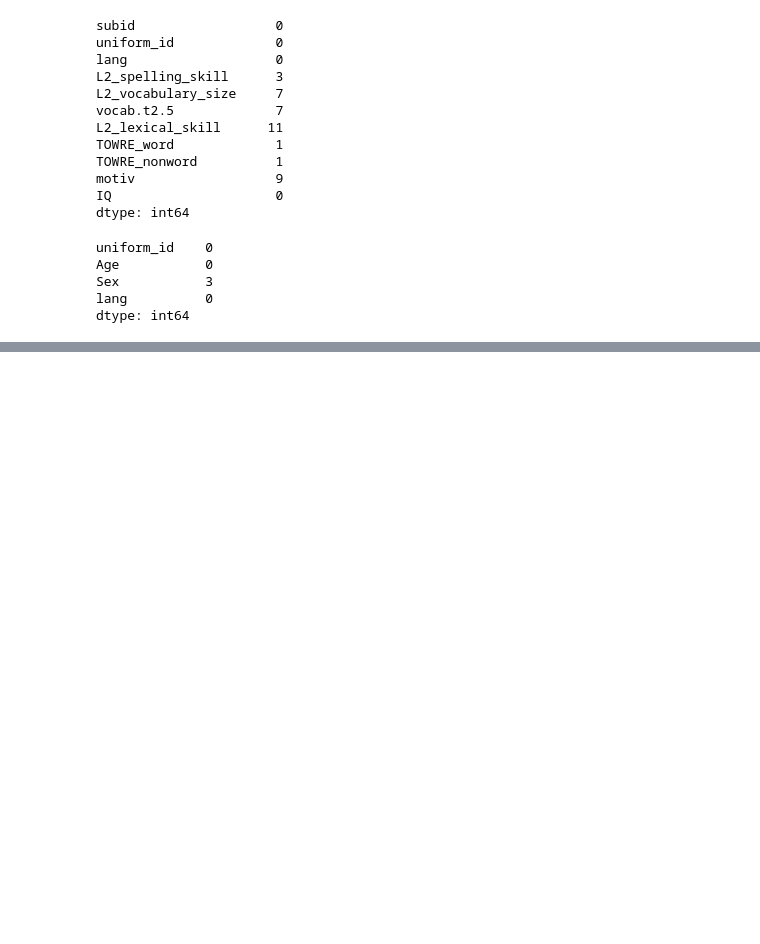
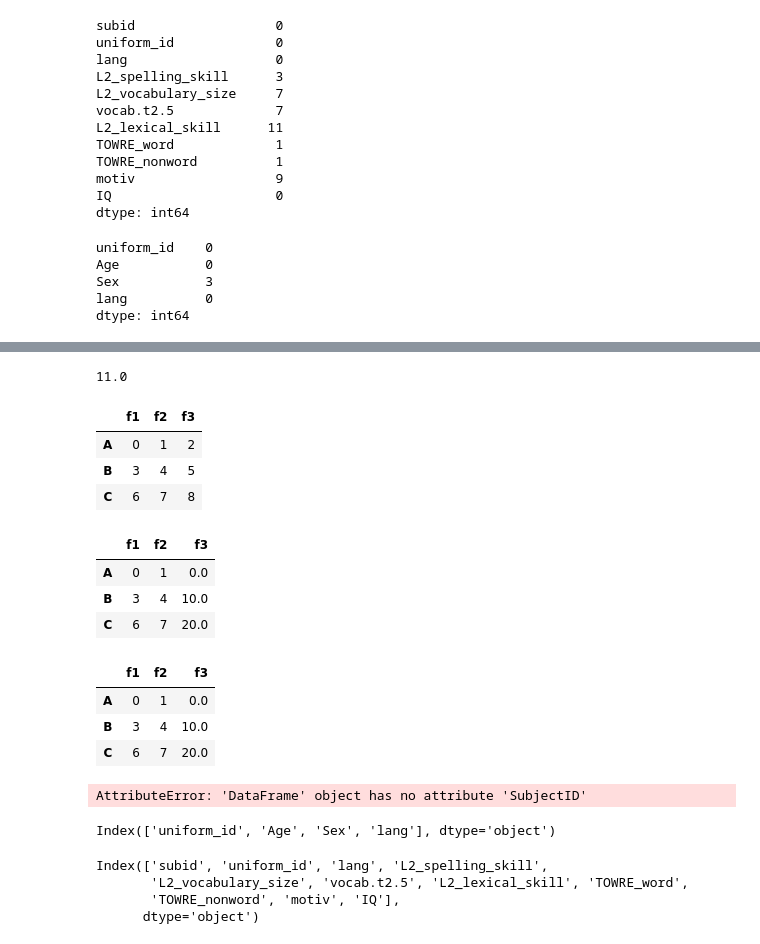
Before and after one commit to mvkairov/meco, a Jupyter notebook: Notebooks/a01_data_warmup.ipynb, the cells around one changed output, grey strips where cells are left out. Saved outputs shown, nothing was run; the diff lists cells and outputs as text; code cells hidden in the pictures; blank space fills up the shorter version.

```diff
--- a/Notebooks/a01_data_warmup.ipynb
+++ b/Notebooks/a01_data_warmup.ipynb
@@ -241,0 +309,19 @@ dtype: int64
+# %%
+
+
+convert_range(2.5, 0, 5, 2, 20, )
+# %% [output]
+11.0
+# %%
+
+df = pd.DataFrame(
+    np.arange(0, 9).reshape(-1, 3),
+    index=list("ABC"),
+    columns=["f1", "f2", "f3"]
+)
+df
+# %% [output]
+|  | f1 | f2 | f3 |
+| A | 0 | 1 | 2 |
+| B | 3 | 4 | 5 |
+| C | 6 | 7 | 8 |
@@ -241,0 +334,16 @@ dtype: int64
+# %%
+
+df
+# %% [output]
+|  | f1 | f2 | f3 |
+| A | 0 | 1 | 0.0 |
+| B | 3 | 4 | 10.0 |
+| C | 6 | 7 | 20.0 |
+# %%
+
+df
+# %% [output]
+|  | f1 | f2 | f3 |
+| A | 0 | 1 | 0.0 |
+| B | 3 | 4 | 10.0 |
+| C | 6 | 7 | 20.0 |
@@ -241,0 +388,19 @@ dtype: int64
+# %%
+
+
+demo_concat = concat_dfs(
+    df1=demo_ru, df2=age_gender_ru, features1=demo_ru.columns, features2=['Age', 'Sex',]
+)
+# %% [output]
+AttributeError: 'DataFrame' object has no attribute 'SubjectID'
+# %%
+age_gender_ru.columns
+# %% [output]
+Index(['uniform_id', 'Age', 'Sex', 'lang'], dtype='object')
+# %%
+demo_ru.columns
+# %% [output]
+Index(['subid', 'uniform_id', 'lang', 'L2_spelling_skill',
+       'L2_vocabulary_size', 'vocab.t2.5', 'L2_lexical_skill', 'TOWRE_word',
+       'TOWRE_nonword', 'motiv', 'IQ'],
+      dtype='object')
```
Also changed, not shown: parts of 9 cells of this notebook.
